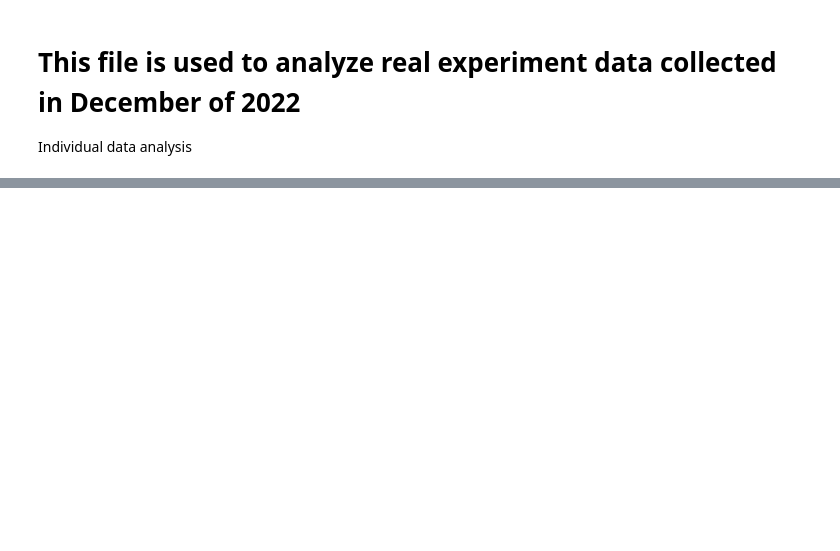
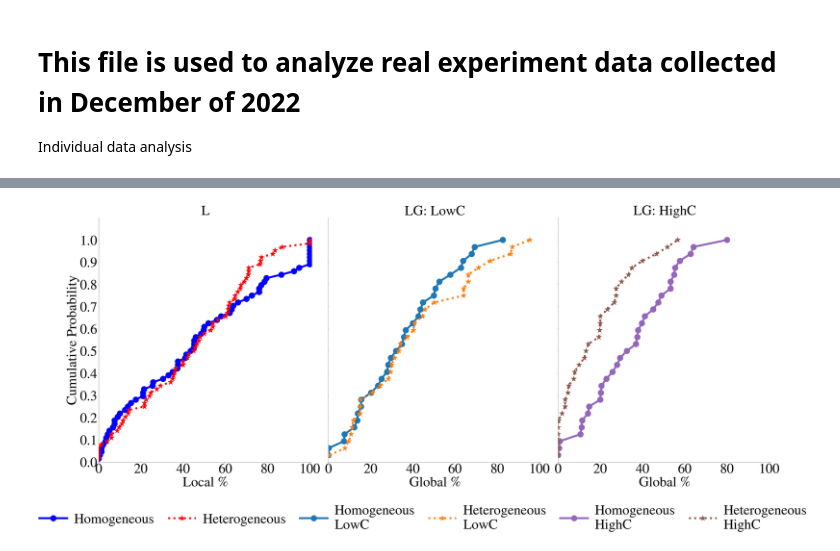
Before and after one commit to xinxin-lyu/GlobalClub_Analysis, a Jupyter notebook: 02-Individual-Data-Jan-2023.ipynb, the cells around one changed output, grey strips where cells are left out. Drawn from its saved outputs; the diff is of its cells as text; code cells hidden in the pictures; blank space fills up the shorter version.

```diff
--- a/02-Individual-Data-Jan-2023.ipynb
+++ b/02-Individual-Data-Jan-2023.ipynb
@@ -19,0 +184,78 @@ Text(0.5, 1.0, 'ABC123 vs $\\mathrm{ABC123}^{123}$')
+# %%
+### This is to create the graph for all rounds
+pd.set_option('plotting.backend', 'matplotlib')
+
+fig, axes = plt.subplots(nrows=1, ncols=3,  sharex=True,  sharey=True,
+                         constrained_layout=True, figsize=(50, 20))
+fig.set_constrained_layout_pads( w_pad=1 / 100)
+
+# Defining custom 'xlim' and 'ylim' values.
+custom_xlim = (0, 101)
+custom_ylim = (0, 1.1)
+custom_xtick =  np.arange(0,101,step=20)
+custom_ytick = np.arange(0,1.1,step=.1)
+
+plt.setp(axes[0], xticks=custom_xtick,
+     yticks= custom_ytick,xlim=custom_xlim, ylim=custom_ylim)
+
+plt.setp(axes[1], xticks=custom_xtick,
+     yticks= custom_ytick,xlim=custom_xlim, ylim=custom_ylim)
+
+plt.setp(axes[2], xticks=custom_xtick,
+     yticks= custom_ytick,xlim=custom_xlim, ylim=custom_ylim)
+
+custom_marker = ['o','*', 'o', '*', '*', '*']
+
+custom_markercolor = [0,2,8,10 ]
+custom_markerfacecolor = ['white', 'black','white', 'black']
+custom_linestyle = ['-',':','-',':',]
+label_dressed = {'HOMO':'Homogeneous',
+                'HETERO': "Heterogeneous"}
+
+# First panel is about L local contribution share distribution
+color_scheme = ['blue','red']
+for i,t in enumerate(['HOMO', 'HETERO']):
+    data = LocalP[LocalP['Treatment']==t]['LocalShare']
+    sorted_data = np.sort(data)
+    j = 15 + 2*i
+    y_cdf = np.arange(1, len(sorted_data) + 1) / len(sorted_data)
+    axes[0].plot(sorted_data, y_cdf, label=label_dressed[t],marker=custom_marker[i],
+                 ls = custom_linestyle[i],c=color_scheme[i],
+                 linewidth=10,  markersize=30)
+
+
+# Second and third is about LG
+treatment_list_r = ['Homogeneous\nLowC', 'Heterogeneous\nLowC', 'Homogeneous\nHighC', 'Heterogeneous\nHighC']
+treatment_var = 'Treatment_4'
+
+for j, yy in enumerate(treatment_list_r):
+    i = j // 2 + 1
+    data = GlobalP[GlobalP['Treatment_4']==yy ]['GlobalShare']
+    sorted_data = np.sort(data)
+    y_cdf = np.arange(1, len(sorted_data) + 1) / len(sorted_data)
+    axes[i].plot(sorted_data, y_cdf, label=yy,marker=custom_marker[j], c=palette_tab20[custom_markercolor[j]],
+                         ls=custom_linestyle[j],markerfacecolor=palette_tab20[custom_markercolor[j]],
+                         linewidth=10,  markersize=30 )
+
+axes[0].set_xlabel('Local %', fontsize=70)
+axes[1].set_xlabel('Global %', fontsize=70)
+axes[2].set_xlabel('Global %', fontsize=70)
+axes[0].set_ylabel('Cumulative Probability', fontsize=70)
+axes[0].set_title('L', fontsize=70)
+axes[1].set_title('LG: LowC', fontsize=70)
+axes[2].set_title('LG: HighC', fontsize=70)
+
+
+for i in range(3):
+    axes[i].spines['top'].set_visible(False)
+    axes[i].spines['right'].set_visible(False)
+    axes[i].tick_params(axis='x', labelsize=70)
+    axes[i].tick_params(axis='y', labelsize=70)
+
+# handles, labels = axes[0].get_legend_handles_labels()
+
+fig.legend(bbox_to_anchor=(.5,-.1), loc="center" , ncol=6 , fontsize=70,
+               borderpad=0, columnspacing=1, labelspacing=.5, handletextpad=.5, frameon=False,)
+fig.savefig('..\\Output\\02-Individual-Data-Jan-2023-Contribution-Shares.pdf', bbox_inches="tight" )
+# %% [output]
+[figure, added]
```
Also changed, not shown: parts of 22 cells of this notebook, 27 other files.
